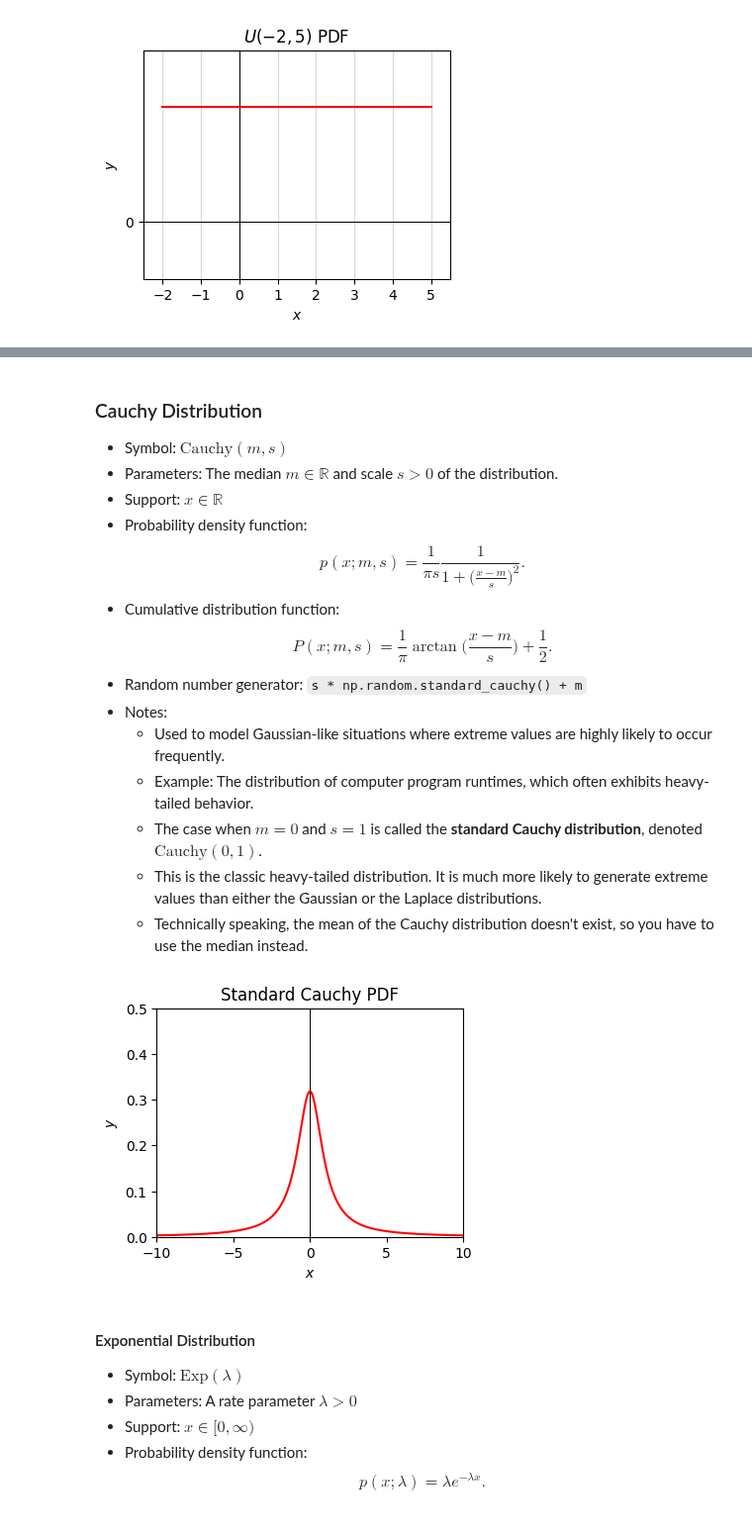
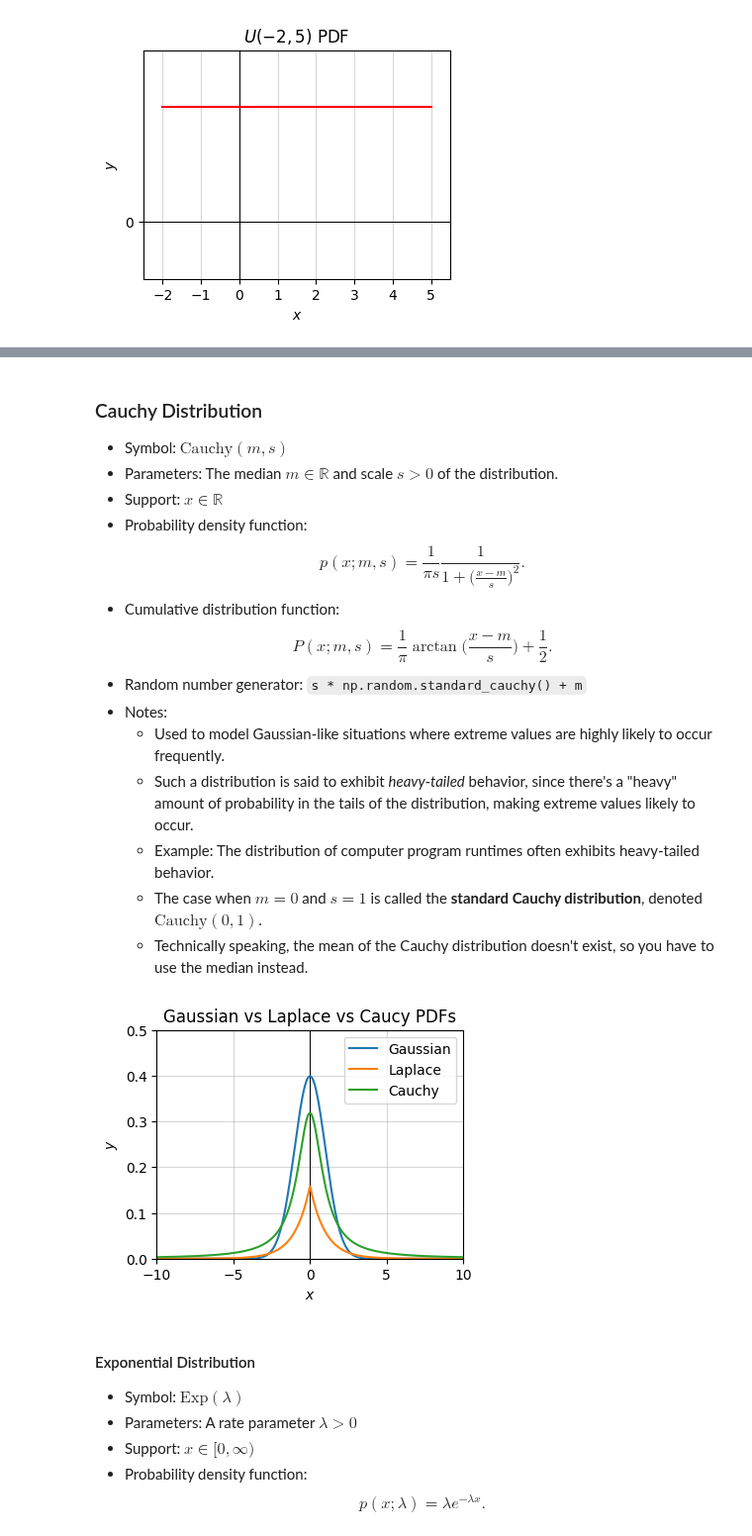
Before and after one commit to rkingery/ml-book, a Jupyter notebook: notebooks/probability.ipynb, the cells around one changed output, grey strips where cells are left out. Shown at 99% size. Saved outputs shown, nothing was run; the diff lists cells and outputs as text; code cells hidden in the pictures.

```diff
--- a/notebooks/probability.ipynb
+++ b/notebooks/probability.ipynb
@@ -684,6 +683,6 @@ plot_function(x, p, xlim=(a - 0.5, b + 0.5), ylim=(-0.5 / (b - a), 1.5 / (b - a)
 # %%
-x = np.linspace(-5, 5, 100)
-p = lambda x: 1 / np.sqrt(2 * np.pi) * np.exp(-1/2 * x**2)
-plot_function(x, p, xlim=(-3, 3), ylim=(0, 0.5), show_grid=False,
+x = np.linspace(-10, 10, 1000)
+p_gaussian = lambda x: 1 / np.sqrt(2 * np.pi) * np.exp(-1/2 * x**2)
+plot_function(x, p_gaussian, xlim=(-3, 3), ylim=(0, 0.5), set_ticks=False,
               title=f'Standard Gaussian PDF')
 # %% [output]
@@ -717,7 +716,9 @@ $$
     - Used in machine learning to model the outputs of an L1 regression model. Given an input $\mathbf{x}$ with a continuous output $y$, model $y = f(\mathbf{x}) + \varepsilon$, where $\varepsilon \sim \text{Laplace}(0, s)$ is some random error term (that can be extreme-valued) and $f(\mathbf{x})$ is some deterministic function to be learned. Then the outputs are also Laplace distributed, with $y \sim \text{Laplace}(f(\mathbf{x}), s)$.
     - The special case when $\mu=0, s=1$ is called the **standard Laplace distribution**, written $\text{Laplace}(0, 1)$.
 # %%
-x = np.linspace(-3, 3, 100)
-p = lambda x: 1 / (2 * np.pi) * np.exp(-np.abs(x))
-plot_function(x, p, xlim=(-3, 3), ylim=(0, 0.3), title='Standard Laplace PDF', show_grid=False)
+x = np.linspace(-10, 10, 1000)
+p_laplace = lambda x: 1 / (2 * np.pi) * np.exp(-np.abs(x))
+ps = [p_gaussian, p_laplace]
+plot_function(x, ps, xlim=(-4, 4), ylim=(0, 0.5), set_ticks=False, labels=['Gaussian', 'Laplace'],
+             title='Gaussian vs Laplace PDFs')
 # %% [output]
@@ -732,16 +733,18 @@ plot_function(x, p, xlim=(-3, 3), ylim=(0, 0.3), title='Standard Laplace PDF', s
 - Random number generator: `s * np.random.standard_cauchy() + m`
 - Notes:
     - Used to model Gaussian-like situations where extreme values are highly likely to occur frequently.
-    - Example: The distribution of computer program runtimes, which often exhibits heavy-tailed behavior.
+    - Such a distribution is said to exhibit *heavy-tailed* behavior, since there's a "heavy" amount of probability in the tails of the distribution, making extreme values likely to occur.
+    - Example: The distribution of computer program runtimes often exhibits heavy-tailed behavior.
     - The case when $m=0$ and $s=1$ is called the **standard Cauchy distribution**, denoted $\text{Cauchy}(0, 1)$.
-    - This is the classic heavy-tailed distribution. It is much more likely to generate extreme values than either the Gaussian or the Laplace distributions.
     - Technically speaking, the mean of the Cauchy distribution doesn't exist, so you have to use the median instead.
 # %%
 x = np.linspace(-10, 10, 1000)
-p = lambda x: 1 / np.pi * 1 / (1 + x ** 2)
-plot_function(x, p, xlim=(-10, 10), ylim=(0, 0.5), title='Standard Cauchy PDF', show_grid=False)
+p_cauchy = lambda x: 1 / np.pi * 1 / (1 + x ** 2)
+ps = [p_gaussian, p_laplace, p_cauchy]
+plot_function(x, ps, xlim=(-10, 10), ylim=(0, 0.5), set_ticks=False, labels=['Gaussian', 'Laplace', 'Cauchy'],
+             title='Gaussian vs Laplace vs Caucy PDFs')
 # %% [output]
-[figure, old version]
+[figure, new version]
 # %% [markdown]
 #### Exponential Distribution
 - Symbol: $\text{Exp}(\lambda)$
```
Also changed, not shown: parts of 21 cells of this notebook, 6 other files.
